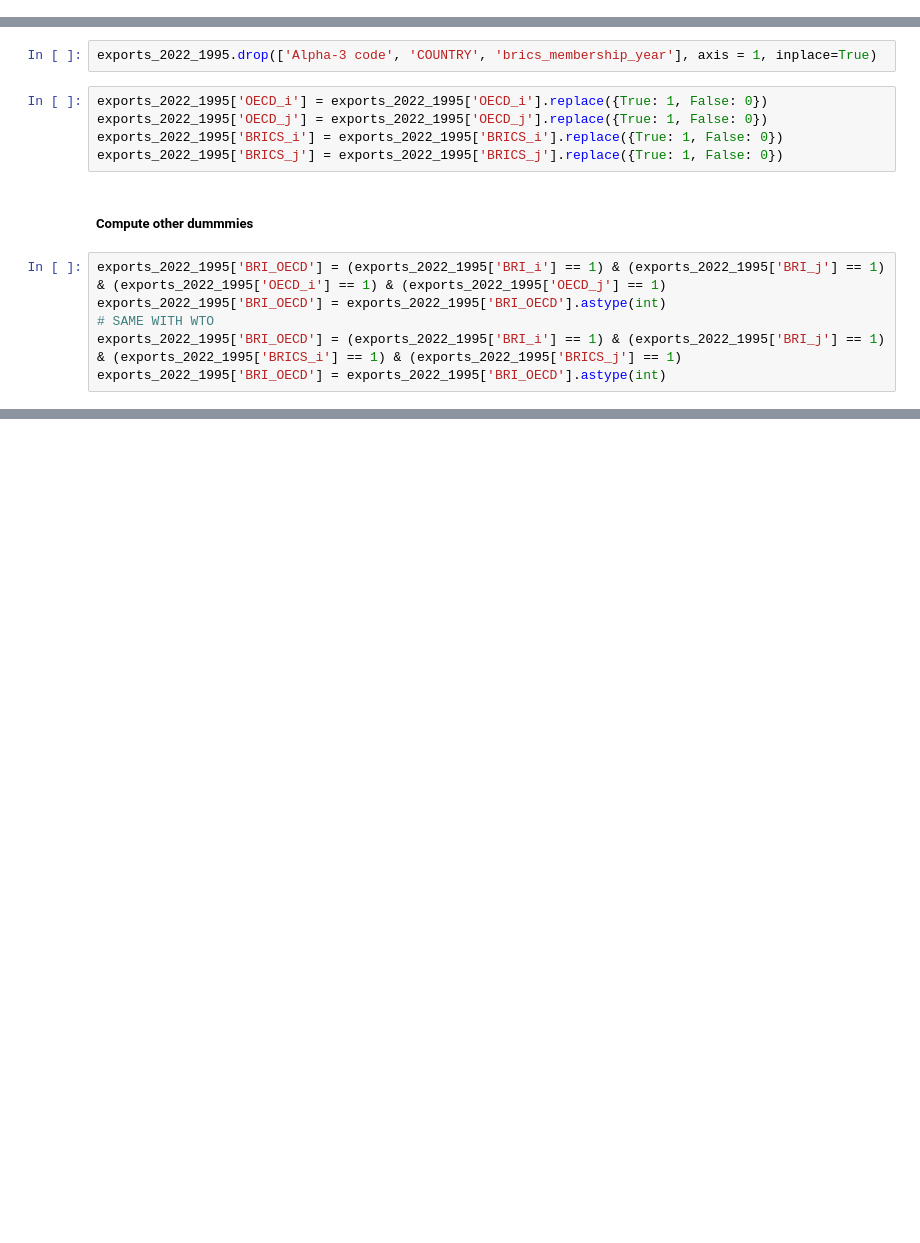
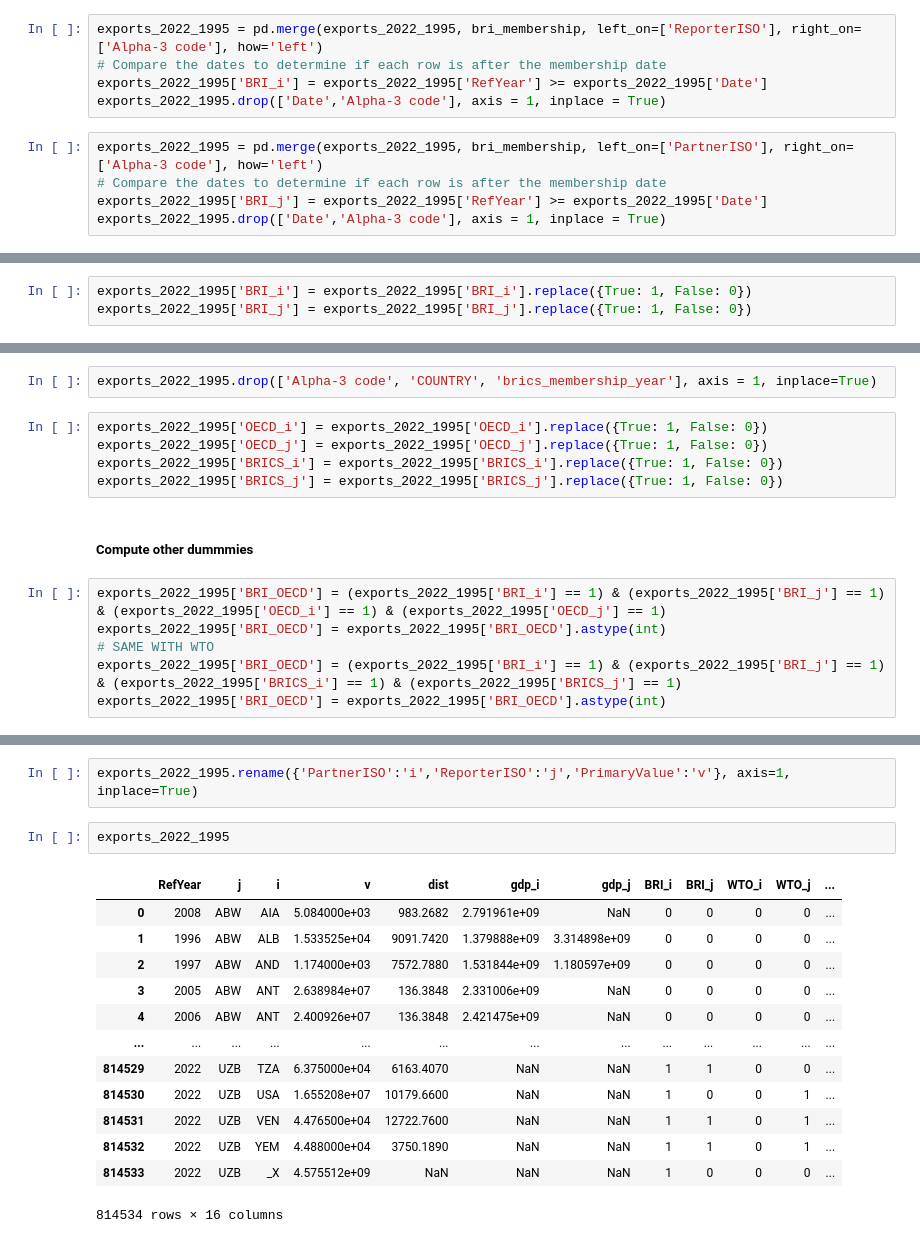
Before and after one commit to clement-so/gravity_trade_2, a Jupyter notebook: src/Untitled-1.ipynb, the cells around one changed output, grey strips where cells are left out. Cells and saved outputs as stored; diff of their text form; blank space fills up the shorter version.

```diff
--- a/src/Untitled-1.ipynb
+++ b/src/Untitled-1.ipynb
@@ -188,0 +201,10 @@ exports_2022_1995['BRI_j'].fillna(0, inplace=True)
+# %%
+exports_2022_1995 = pd.merge(exports_2022_1995, bri_membership, left_on=['ReporterISO'], right_on=['Alpha-3 code'], how='left')
+# Compare the dates to determine if each row is after the membership date
+exports_2022_1995['BRI_i'] = exports_2022_1995['RefYear'] >= exports_2022_1995['Date']
+exports_2022_1995.drop(['Date','Alpha-3 code'], axis = 1, inplace = True)
+# %%
+exports_2022_1995 = pd.merge(exports_2022_1995, bri_membership, left_on=['PartnerISO'], right_on=['Alpha-3 code'], how='left')
+# Compare the dates to determine if each row is after the membership date
+exports_2022_1995['BRI_j'] = exports_2022_1995['RefYear'] >= exports_2022_1995['Date']
+exports_2022_1995.drop(['Date','Alpha-3 code'], axis = 1, inplace = True)
@@ -188,0 +227,3 @@ exports_2022_1995['BRI_j'].fillna(0, inplace=True)
+# %%
+exports_2022_1995['BRI_i'] = exports_2022_1995['BRI_i'].replace({True: 1, False: 0})
+exports_2022_1995['BRI_j'] = exports_2022_1995['BRI_j'].replace({True: 1, False: 0})
@@ -329,0 +385,18 @@ profile.to_file(path_to_save)
+# %%
+exports_2022_1995.rename({'PartnerISO':'i','ReporterISO':'j','PrimaryValue':'v'}, axis=1, inplace=True)
+# %%
+exports_2022_1995
+# %% [output]
+|  | RefYear | j | i | v | dist | gdp_i | gdp_j | BRI_i | BRI_j | WTO_i | WTO_j | ... |
+| 0 | 2008 | ABW | AIA | 5.084000e+03 | 983.2682 | 2.791961e+09 | NaN | 0 | 0 | 0 | 0 | ... |
+| 1 | 1996 | ABW | ALB | 1.533525e+04 | 9091.7420 | 1.379888e+09 | 3.314898e+09 | 0 | 0 | 0 | 0 | ... |
+| 2 | 1997 | ABW | AND | 1.174000e+03 | 7572.7880 | 1.531844e+09 | 1.180597e+09 | 0 | 0 | 0 | 0 | ... |
+| 3 | 2005 | ABW | ANT | 2.638984e+07 | 136.3848 | 2.331006e+09 | NaN | 0 | 0 | 0 | 0 | ... |
+| 4 | 2006 | ABW | ANT | 2.400926e+07 | 136.3848 | 2.421475e+09 | NaN | 0 | 0 | 0 | 0 | ... |
+| ... | ... | ... | ... | ... | ... | ... | ... | ... | ... | ... | ... | ... |
+| 814529 | 2022 | UZB | TZA | 6.375000e+04 | 6163.4070 | NaN | NaN | 1 | 1 | 0 | 0 | ... |
+| 814530 | 2022 | UZB | USA | 1.655208e+07 | 10179.6600 | NaN | NaN | 1 | 0 | 0 | 1 | ... |
+| 814531 | 2022 | UZB | VEN | 4.476500e+04 | 12722.7600 | NaN | NaN | 1 | 1 | 0 | 1 | ... |
+| 814532 | 2022 | UZB | YEM | 4.488000e+04 | 3750.1890 | NaN | NaN | 1 | 1 | 0 | 1 | ... |
+| 814533 | 2022 | UZB | _X | 4.575512e+09 | NaN | NaN | NaN | 1 | 0 | 0 | 0 | ... |
+814534 rows × 16 columns
```
Also changed, not shown: parts of 28 cells of this notebook, 5 other files.
